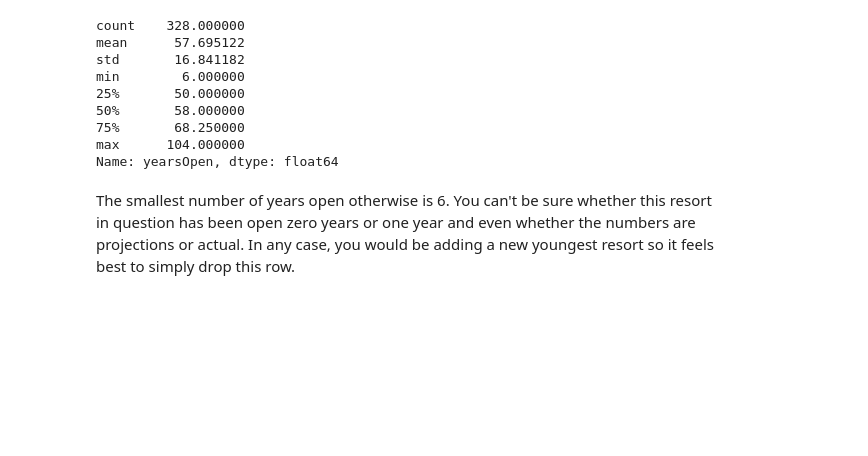
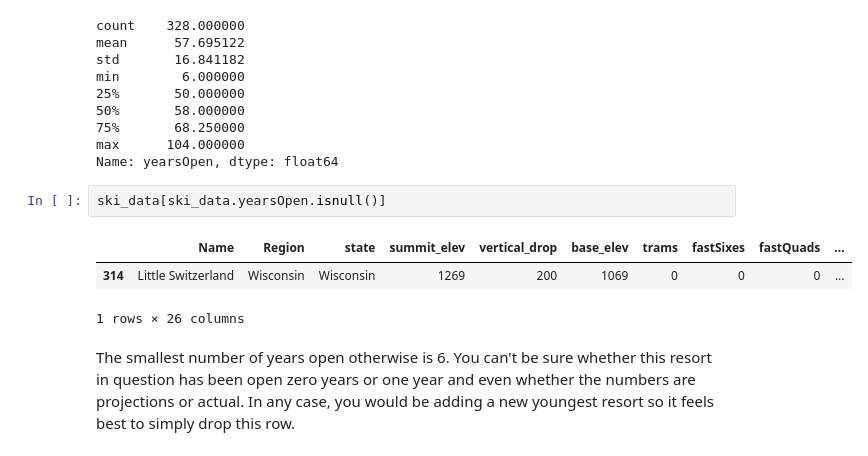
Before and after one commit to rix2357/DataScienceGuidedCapstone, a Jupyter notebook: Notebooks/02_data_wrangling.ipynb, the cells around one changed output. Drawn from its saved outputs; the diff is of its cells as text; blank space fills up the shorter version.

```diff
--- a/Notebooks/02_data_wrangling.ipynb
+++ b/Notebooks/02_data_wrangling.ipynb
@@ -694,6 +694,12 @@ min        6.000000
 75%       68.250000
 max      104.000000
 Name: yearsOpen, dtype: float64
+# %%
+ski_data[ski_data.yearsOpen.isnull()]
+# %% [output]
+|  | Name | Region | state | summit_elev | vertical_drop | base_elev | trams | fastSixes | fastQuads | ... |
+| 314 | Little Switzerland | Wisconsin | Wisconsin | 1269 | 200 | 1069 | 0 | 0 | 0 | ... |
+1 rows × 26 columns
 # %% [markdown]
 The smallest number of years open otherwise is 6. You can't be sure whether this resort in question has been open zero years or one year and even whether the numbers are projections or actual. In any case, you would be adding a new youngest resort so it feels best to simply drop this row.
 # %%
```
Also changed, not shown: parts of 7 cells of this notebook.
